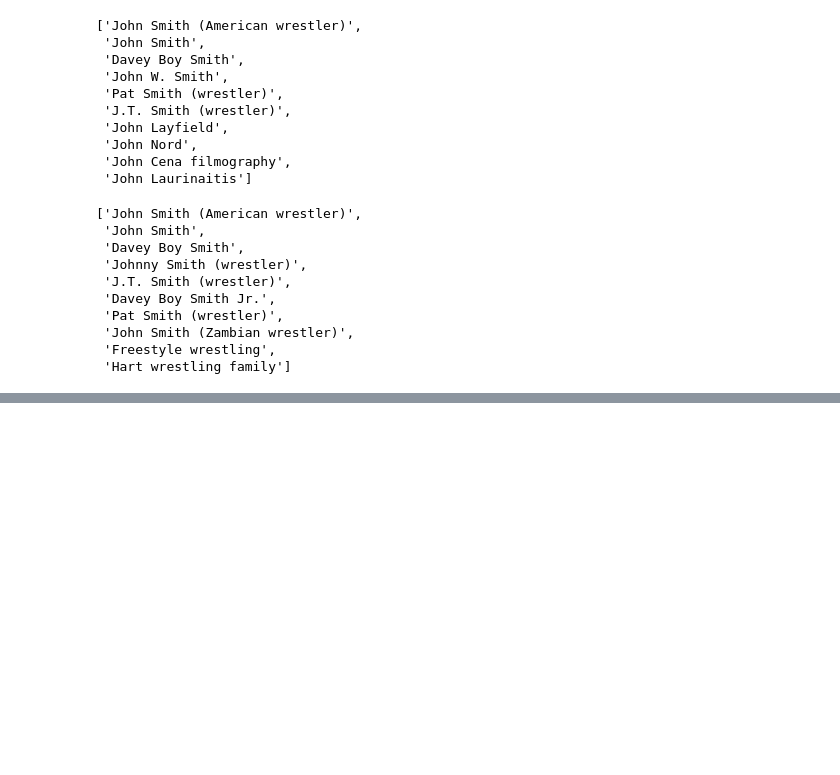
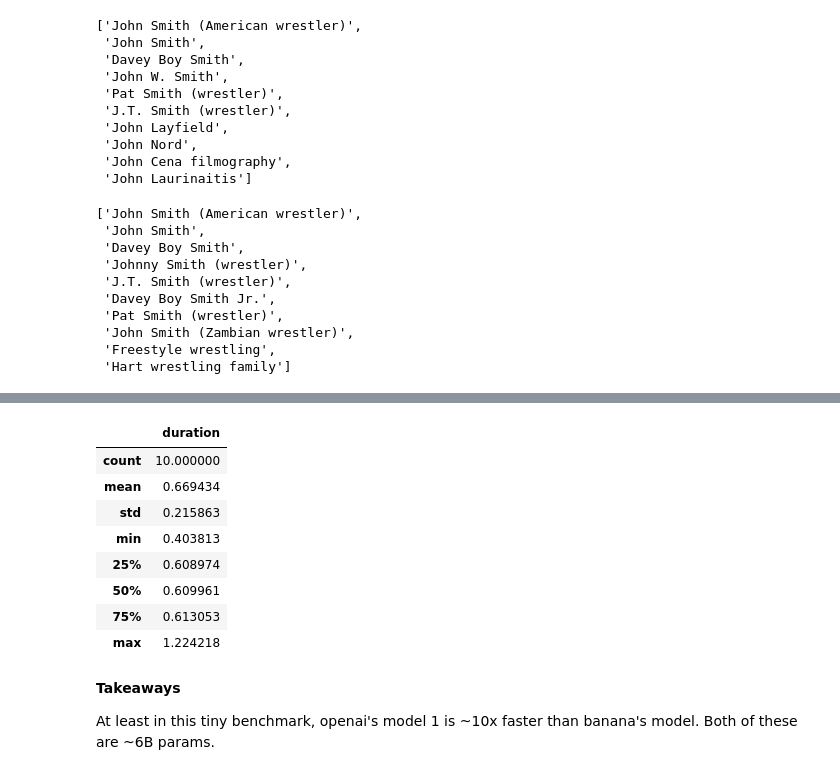
Before and after one commit to hdmamin/jabberwocky, a Jupyter notebook: notebooks/nb018-persona-name-fuzzy-matching.ipynb, the cells around one changed output, grey strips where cells are left out. Saved outputs shown, nothing was run; the diff lists cells and outputs as text; code cells hidden in the pictures; blank space fills up the shorter version.

```diff
--- a/notebooks/nb018-persona-name-fuzzy-matching.ipynb
+++ b/notebooks/nb018-persona-name-fuzzy-matching.ipynb
@@ -272,0 +329,11 @@ wiki.search('john smith wrestler')
+# %%
+GPT.switch('openai')
+times2 = []
+results2 = []
+for _ in tqdm(range(10)):
+    with block_timer() as bt:
+        res = pm.query(task='punctuate_alexa', text=text,
+                       max_tokens=2*len(text.split()))
+    print(res[0])
+    results2.append(res)
+    times2.append(bt)
@@ -272,0 +359,17 @@ wiki.search('john smith wrestler')
+# %%
+times2 = pd.DataFrame(times2)
+times2.describe()
+# %% [output]
+|  | duration |
+| count | 10.000000 |
+| mean | 0.669434 |
+| std | 0.215863 |
+| min | 0.403813 |
+| 25% | 0.608974 |
+| 50% | 0.609961 |
+| 75% | 0.613053 |
+| max | 1.224218 |
+# %% [markdown]
+**Takeaways**
+
+At least in this tiny benchmark, openai's model 1 is ~10x faster than banana's model. Both of these are ~6B params.
```
Also changed, not shown: parts of 9 cells of this notebook, 2 other files.
